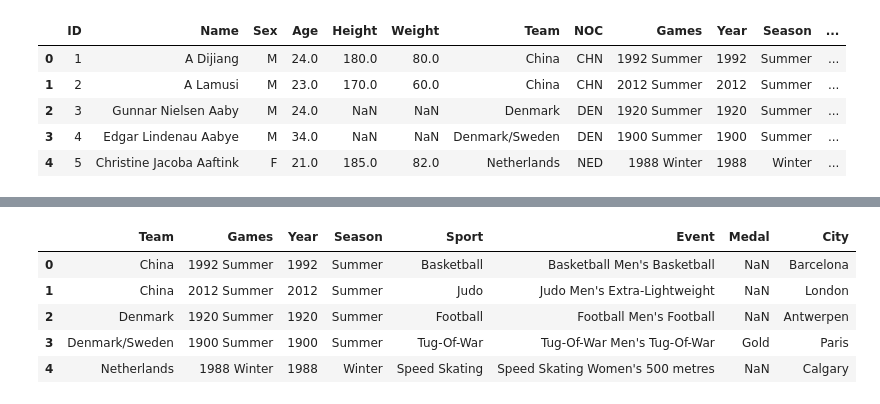
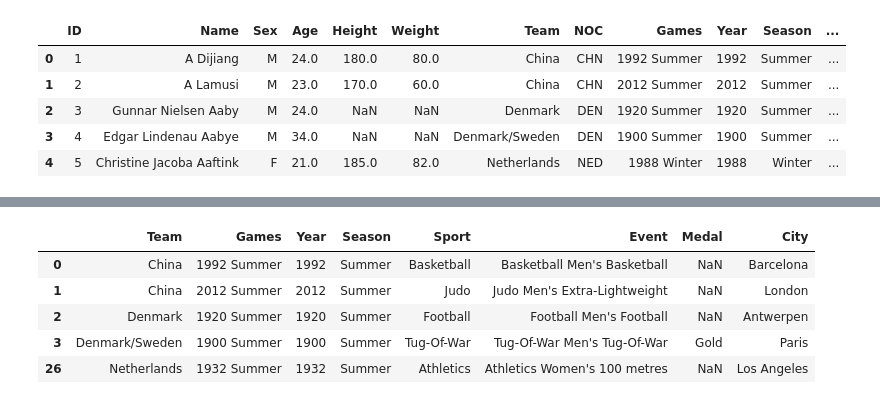
Before and after one commit to rjrdelatorre/group-1-project-1, a Jupyter notebook: uk.ipynb, the cells around one changed output, grey strips where cells are left out. Cells and saved outputs as stored; diff of their text form; code cells hidden in the pictures.

```diff
--- a/uk.ipynb
+++ b/uk.ipynb
@@ -16,3 +18,12 @@ olympics_df.head(5)
 | 2 | 3 | Gunnar Nielsen Aaby | M | 24.0 | NaN | NaN | Denmark | DEN | 1920 Summer | 1920 | Summer | ... |
 | 3 | 4 | Edgar Lindenau Aabye | M | 34.0 | NaN | NaN | Denmark/Sweden | DEN | 1900 Summer | 1900 | Summer | ... |
 | 4 | 5 | Christine Jacoba Aaftink | F | 21.0 | 185.0 | 82.0 | Netherlands | NED | 1988 Winter | 1988 | Winter | ... |
+# %%
+# use only the Summer Olympics for Analysis
+summer_df = olympics_df[olympics_df['Season'] == 'Summer']
+
+# create a dataframe for only the UK team in the Summer Olympics
+gb_df = summer_df[(summer_df['Team'] == 'Great Britain') | (summer_df['Team'] == 'England')]
+
+# create a dataframe for every team except UK in the Summer Olympics
+#rest_of_world_df = olympics_df[olympics_df['Team'] != 'England']
@@ -19,13 +166,13 @@ olympics_df.head(5)
 # %%
 #create new dataframe filtered by columns team, games, year, season, sport, event, medal, city
-olympics_df = olympics_df[["Team", "Games", "Year", "Season", "Sport", "Event", "Medal", "City"]]
+summer_games_df = summer_df[["Team", "Games", "Year", "Season", "Sport", "Event", "Medal", "City"]]
 
-olympics_df.head()
+summer_games_df.head()
 # %% [output]
 |  | Team | Games | Year | Season | Sport | Event | Medal | City |
 | 0 | China | 1992 Summer | 1992 | Summer | Basketball | Basketball Men's Basketball | NaN | Barcelona |
 | 1 | China | 2012 Summer | 2012 | Summer | Judo | Judo Men's Extra-Lightweight | NaN | London |
 | 2 | Denmark | 1920 Summer | 1920 | Summer | Football | Football Men's Football | NaN | Antwerpen |
 | 3 | Denmark/Sweden | 1900 Summer | 1900 | Summer | Tug-Of-War | Tug-Of-War Men's Tug-Of-War | Gold | Paris |
-| 4 | Netherlands | 1988 Winter | 1988 | Winter | Speed Skating | Speed Skating Women's 500 metres | NaN | Calgary |
+| 26 | Netherlands | 1932 Summer | 1932 | Summer | Athletics | Athletics Women's 100 metres | NaN | Los Angeles |
 # %%
```
Also changed, not shown: parts of 19 cells of this notebook.
